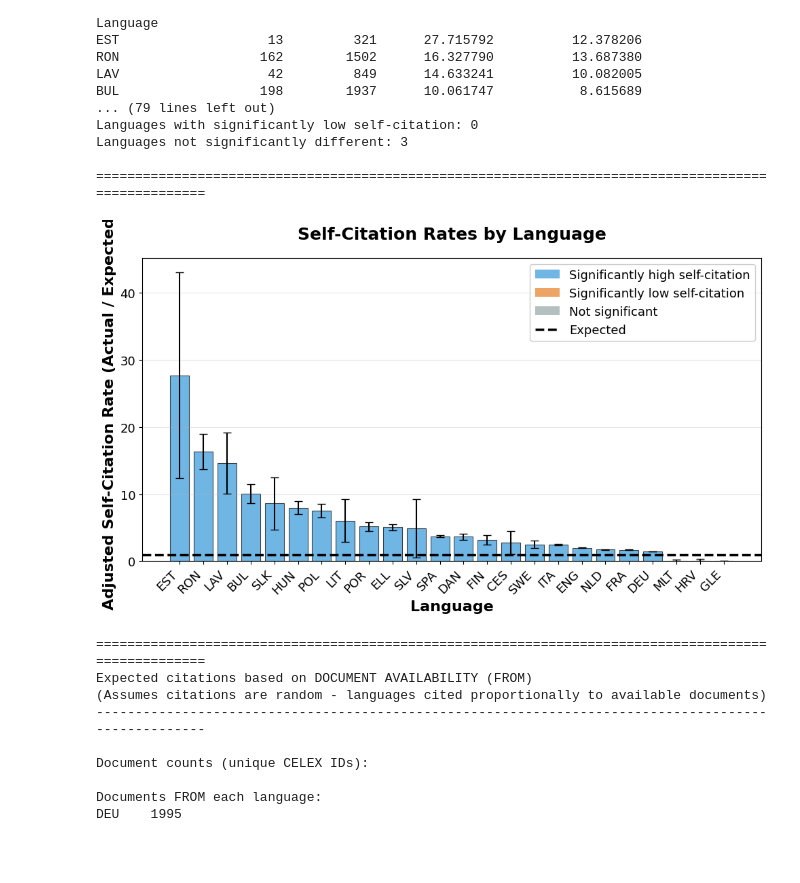
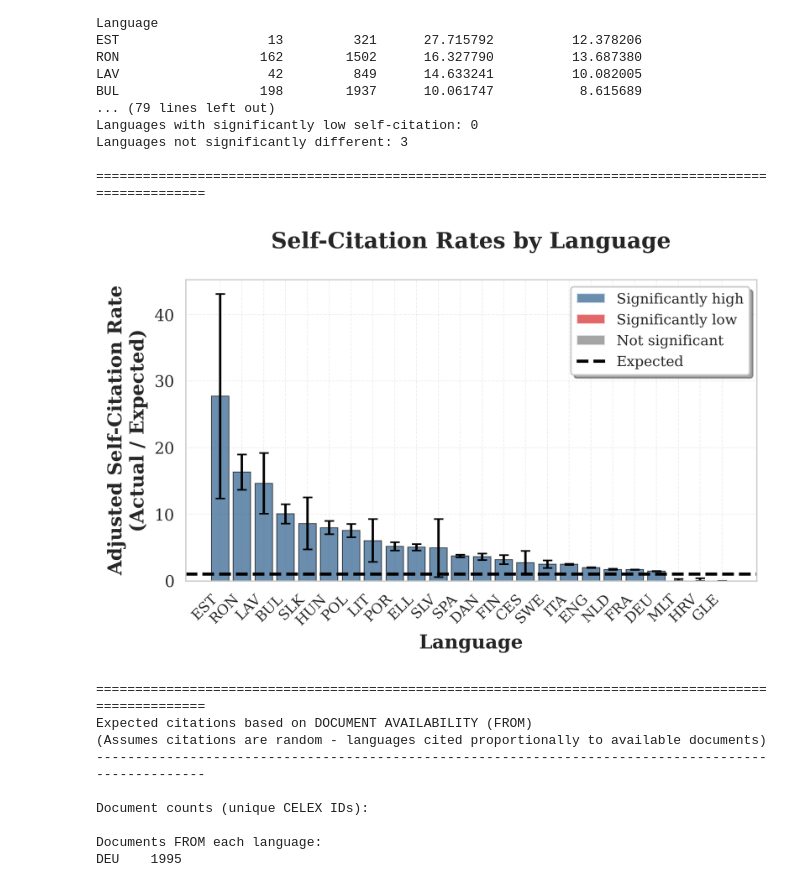
Before and after one commit to christianjensen2903/Master-Thesis, a Jupyter notebook: data_analysis/metadata_analysis.ipynb, the cells around one changed output. Saved outputs shown, nothing was run; the diff lists cells and outputs as text; code cells hidden in the pictures; blank space fills up the shorter version.

Commit message:
💄 Updated chart styling

```diff
--- a/data_analysis/metadata_analysis.ipynb
+++ b/data_analysis/metadata_analysis.ipynb
@@ -390,6 +390,15 @@ Languages not significantly different: 3
 
 ====================================================================================================
 # %%
+import numpy as np
+import matplotlib.pyplot as plt
+import seaborn as sns
+
+# Set academic style
+sns.set_style("whitegrid")
+plt.rcParams['font.family'] = 'serif'
+plt.rcParams['font.size'] = 10
+
 # Sort by adjusted rate for better visualization
 stats_sorted = self_citation_stats.sort_values("Adjusted_Rate", ascending=False)
 
@@ -400,56 +409,63 @@ stats_filtered = stats_sorted[stats_sorted['Total_From'] > 0]
 error_lower = stats_filtered["Adjusted_Rate"] - stats_filtered["Adjusted_CI_Lower"]
 error_upper = stats_filtered["Adjusted_CI_Upper"] - stats_filtered["Adjusted_Rate"]
 
 # Create color map: significant high (blue), significant low (orange), not significant (gray)
 colors = []
 for idx in stats_filtered.index:
     if stats_filtered.loc[idx, "Significant_High"]:
-        colors.append('#3498db')  # blue - high self-citation
+        colors.append('#2C5F8D')  # blue - matches academic style
     elif stats_filtered.loc[idx, "Significant_Low"]:
-        colors.append('#e67e22')  # orange - low self-citation
+        colors.append('#D62728')  # red - matches academic style
     else:
-        colors.append('#95a5a6')  # gray - not significant
+        colors.append('#7F7F7F')  # gray - not significant
 
-fig, ax = plt.subplots(figsize=(10, 6))  # Increased figure size
+# Create figure with academic dimensions
+fig, ax = plt.subplots(figsize=(6, 4), dpi=300)
 
 x_pos = np.arange(len(stats_filtered))
 bars = ax.bar(x_pos, stats_filtered["Adjusted_Rate"],
                yerr=[error_lower, error_upper],
-               capsize=4, color=colors, alpha=0.7, edgecolor='black', linewidth=0.8)
+               capsize=3, color=colors, alpha=0.7,
+               edgecolor='black', linewidth=0.5)
 
 # Add horizontal line at 1.0 (expected)
-ax.axhline(y=1.0, color='black', linestyle='--', linewidth=2.5, label='Expected (Ratio = 1.0)')
+ax.axhline(y=1.0, color='black', linestyle='--', linewidth=2,
+           label='Expected (Ratio = 1.0)')
 
-# Increased font sizes for all labels
-ax.set_xlabel('Language', fontsize=16, fontweight='bold')
-ax.set_ylabel('Adjusted Self-Citation Rate (Actual / Expected)', fontsize=16, fontweight='bold')
+# Labels with academic formatting
+ax.set_xlabel('Language', fontsize=12, fontweight='bold')
+ax.set_ylabel('Adjusted Self-Citation Rate\n(Actual / Expected)', fontsize=12, fontweight='bold')
 ax.set_title('Self-Citation Rates by Language',
-             fontsize=18, fontweight='bold', pad=20)
+             fontsize=14, fontweight='bold', pad=20)
 
-# Improved x-axis labels - 45 degree rotation is more readable than 90
+# X-axis labels - 45 degree rotation
 ax.set_xticks(x_pos)
-ax.set_xticklabels(stats_filtered.index, rotation=45, ha='right', fontsize=13)
+ax.set_xticklabels(stats_filtered.index, rotation=45, ha='right', fontsize=9)
 
-# Increase y-axis tick label size
-ax.tick_params(axis='y', labelsize=13)
+# Y-axis tick label size
+ax.tick_params(axis='y', labelsize=10)
 
-ax.grid(axis='y', alpha=0.3, linewidth=0.8)
+# Grid styling to match
+ax.grid(True, alpha=0.3, linestyle='--', linewidth=0.5)
+ax.set_axisbelow(True)
 
-# Add legend with larger font
+# Add legend with academic style
 from matplotlib.patches import Patch
 legend_elements = [
-    Patch(facecolor='#3498db', alpha=0.7, label='Significantly high self-citation'),
-    Patch(facecolor='#e67e22', alpha=0.7, label='Significantly low self-citation'),
-    Patch(facecolor='#95a5a6', alpha=0.7, label='Not significant'),
-    plt.Line2D([0], [0], color='black', linestyle='--', linewidth=2.5, label='Expected')
+    Patch(facecolor='#2C5F8D', alpha=0.7, label='Significantly high'),
+    Patch(facecolor='#D62728', alpha=0.7, label='Significantly low'),
+    Patch(facecolor='#7F7F7F', alpha=0.7, label='Not significant'),
+    plt.Line2D([0], [0], color='black', linestyle='--', linewidth=2,
+               label='Expected')
 ]
-ax.legend(handles=legend_elements, loc='upper right', fontsize=13, framealpha=0.95)
+ax.legend(handles=legend_elements, loc='upper right', fontsize=9,
+          frameon=True, fancybox=True, shadow=True)
 
 plt.tight_layout()
-plt.savefig('self_citation_rates_with_ci.png', dpi=600, bbox_inches='tight')  # Higher DPI
+plt.savefig('self_citation_rates_with_ci.png', dpi=300, bbox_inches='tight')
 plt.show()
 # %% [output]
-[figure, old version]
+[figure, new version]
 # %%
 # Calculate proportions
 prop_citations_from = total_citations_from / total_all_citations
```
Also changed, not shown: parts of 1 cell of this notebook, 1 other file.
